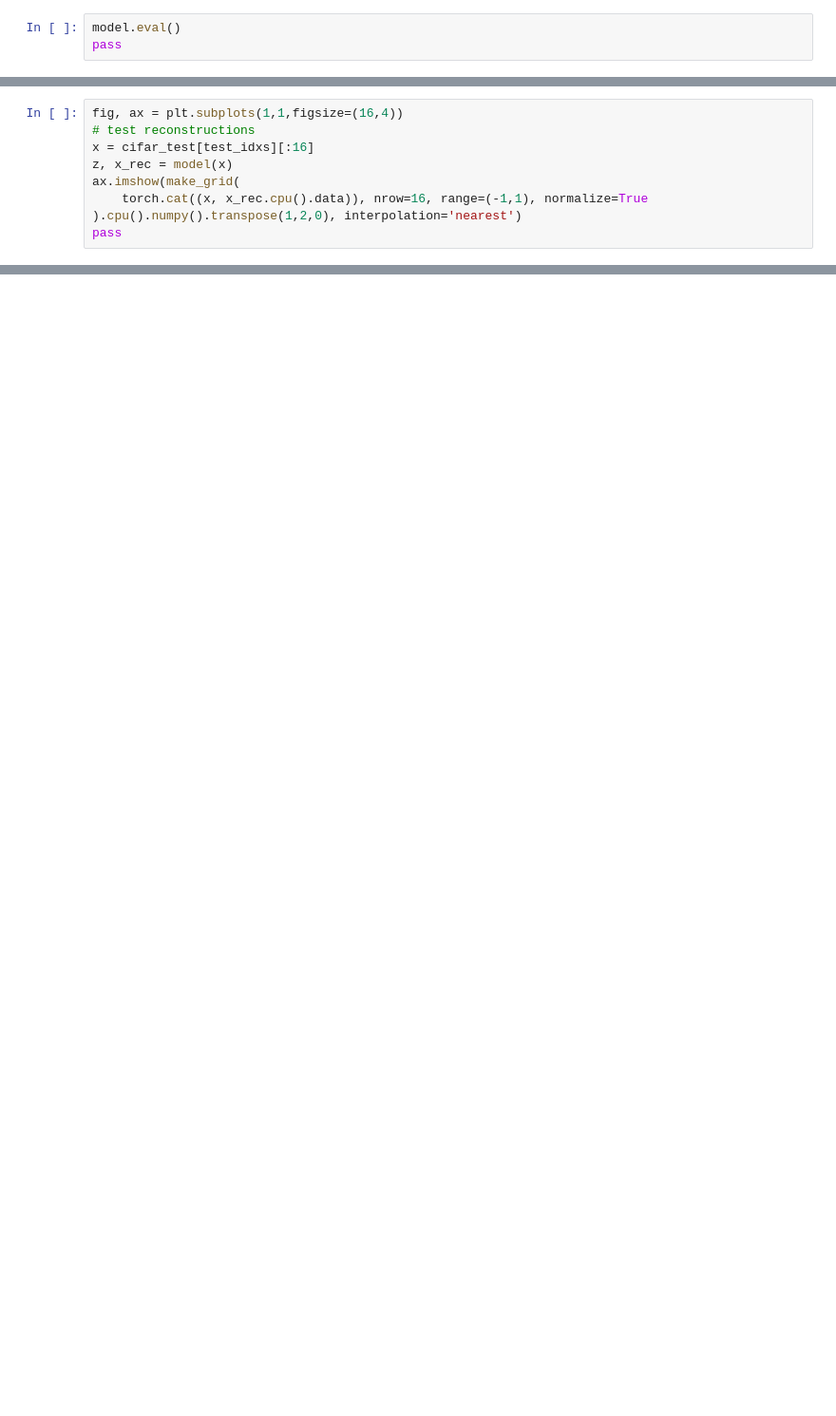
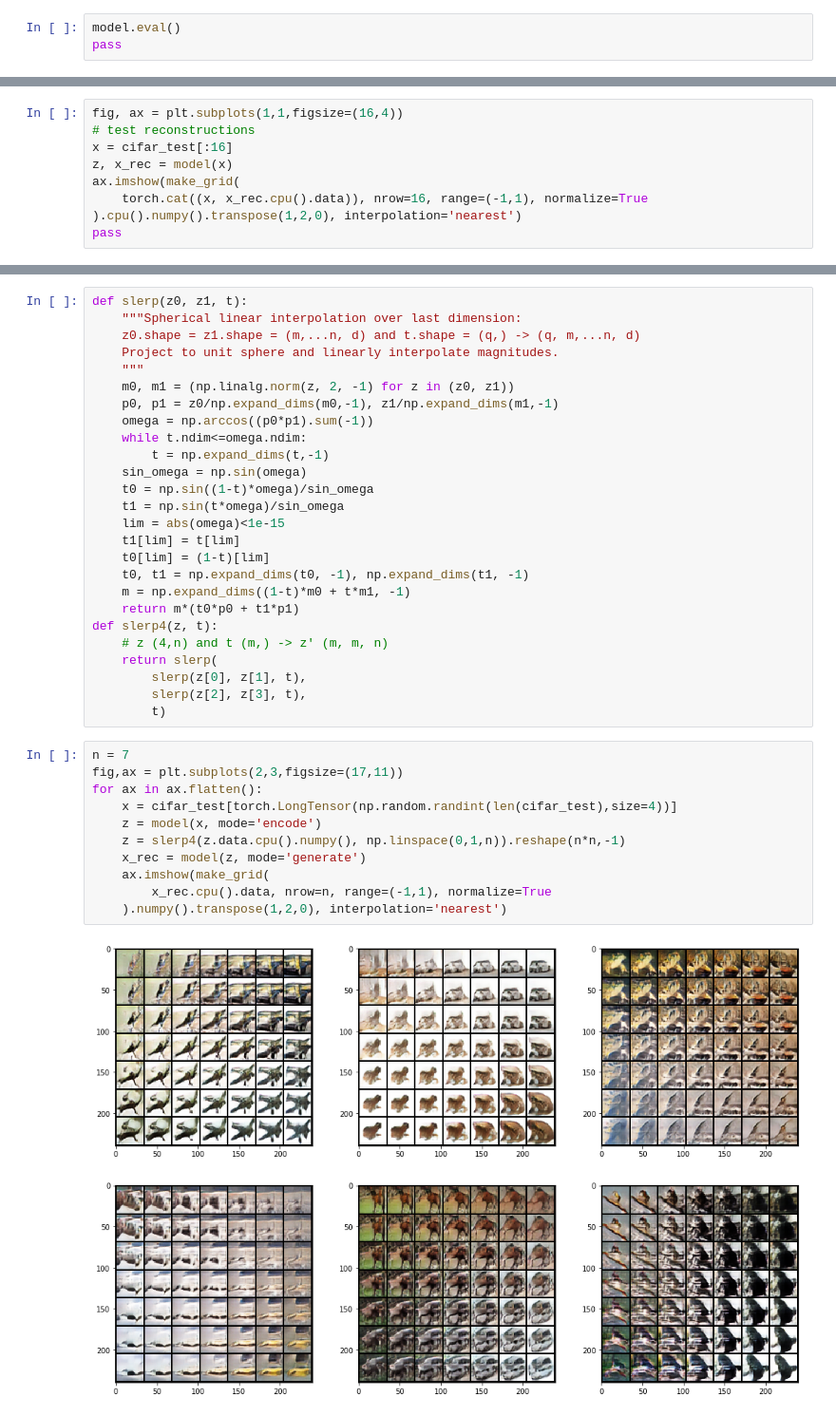
Before and after one commit to victor-shepardson/alpha-GAN, a Jupyter notebook: alphagan/examples/CIFAR.ipynb, the cells around one changed output, grey strips where cells are left out. Shown at 95% size. Drawn from its saved outputs; the diff is of its cells as text; blank space fills up the shorter version.

```diff
--- a/alphagan/examples/CIFAR.ipynb
+++ b/alphagan/examples/CIFAR.ipynb
@@ -287,7 +303,7 @@ pass
 # %%
 fig, ax = plt.subplots(1,1,figsize=(16,4))
 # test reconstructions
-x = cifar_test[test_idxs][:16]
+x = cifar_test[:16]
 z, x_rec = model(x)
 ax.imshow(make_grid(
     torch.cat((x, x_rec.cpu().data)), nrow=16, range=(-1,1), normalize=True
@@ -315,0 +335,39 @@ pass
+# %%
+def slerp(z0, z1, t):
+    """Spherical linear interpolation over last dimension:
+    z0.shape = z1.shape = (m,...n, d) and t.shape = (q,) -> (q, m,...n, d)
+    Project to unit sphere and linearly interpolate magnitudes.
+    """
+    m0, m1 = (np.linalg.norm(z, 2, -1) for z in (z0, z1))
+    p0, p1 = z0/np.expand_dims(m0,-1), z1/np.expand_dims(m1,-1)
+    omega = np.arccos((p0*p1).sum(-1))
+    while t.ndim<=omega.ndim:
+        t = np.expand_dims(t,-1)
+    sin_omega = np.sin(omega)
+    t0 = np.sin((1-t)*omega)/sin_omega
+    t1 = np.sin(t*omega)/sin_omega
+    lim = abs(omega)<1e-15
+    t1[lim] = t[lim]
+    t0[lim] = (1-t)[lim]
+    t0, t1 = np.expand_dims(t0, -1), np.expand_dims(t1, -1)
+    m = np.expand_dims((1-t)*m0 + t*m1, -1)
+    return m*(t0*p0 + t1*p1)
+def slerp4(z, t):
+    # z (4,n) and t (m,) -> z' (m, m, n)
+    return slerp(
+        slerp(z[0], z[1], t),
+        slerp(z[2], z[3], t),
+        t)
+# %%
+n = 7
+fig,ax = plt.subplots(2,3,figsize=(17,11))
+for ax in ax.flatten():
+    x = cifar_test[torch.LongTensor(np.random.randint(len(cifar_test),size=4))]
+    z = model(x, mode='encode')
+    z = slerp4(z.data.cpu().numpy(), np.linspace(0,1,n)).reshape(n*n,-1)
+    x_rec = model(z, mode='generate')
+    ax.imshow(make_grid(
+        x_rec.cpu().data, nrow=n, range=(-1,1), normalize=True
+    ).numpy().transpose(1,2,0), interpolation='nearest')
+# %% [output]
+[figure, added]
```
Also changed, not shown: parts of 21 cells of this notebook, 1 other file.
